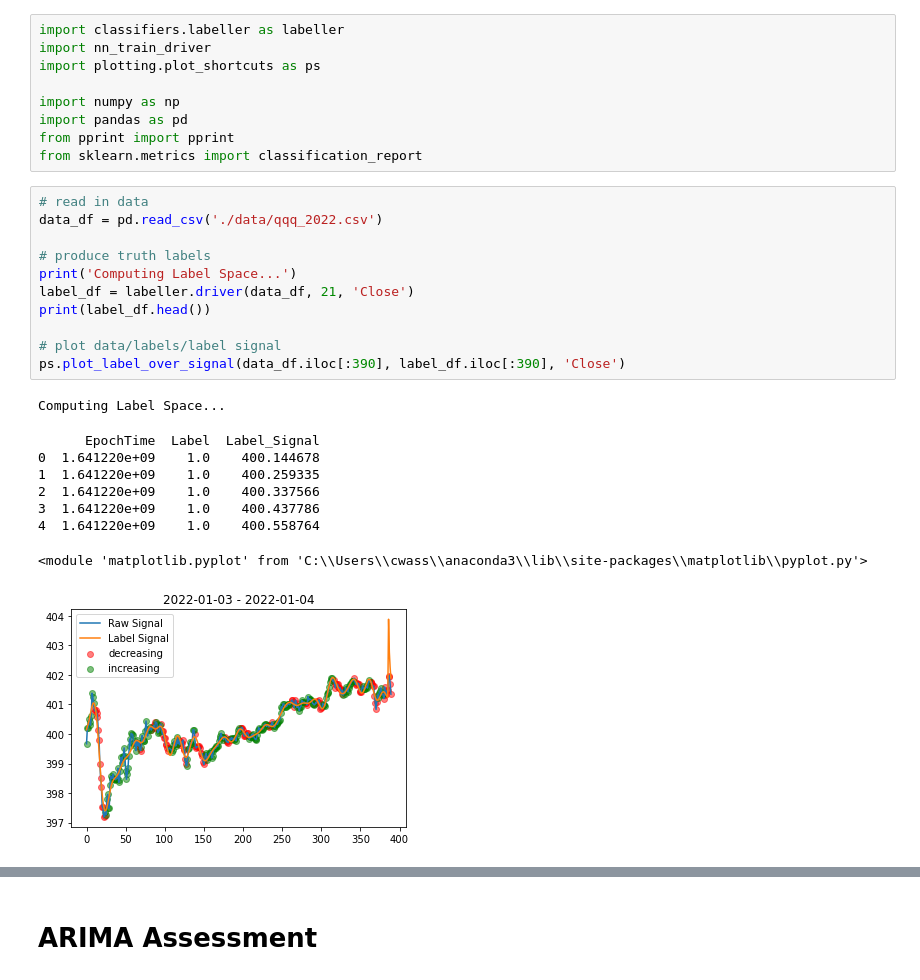
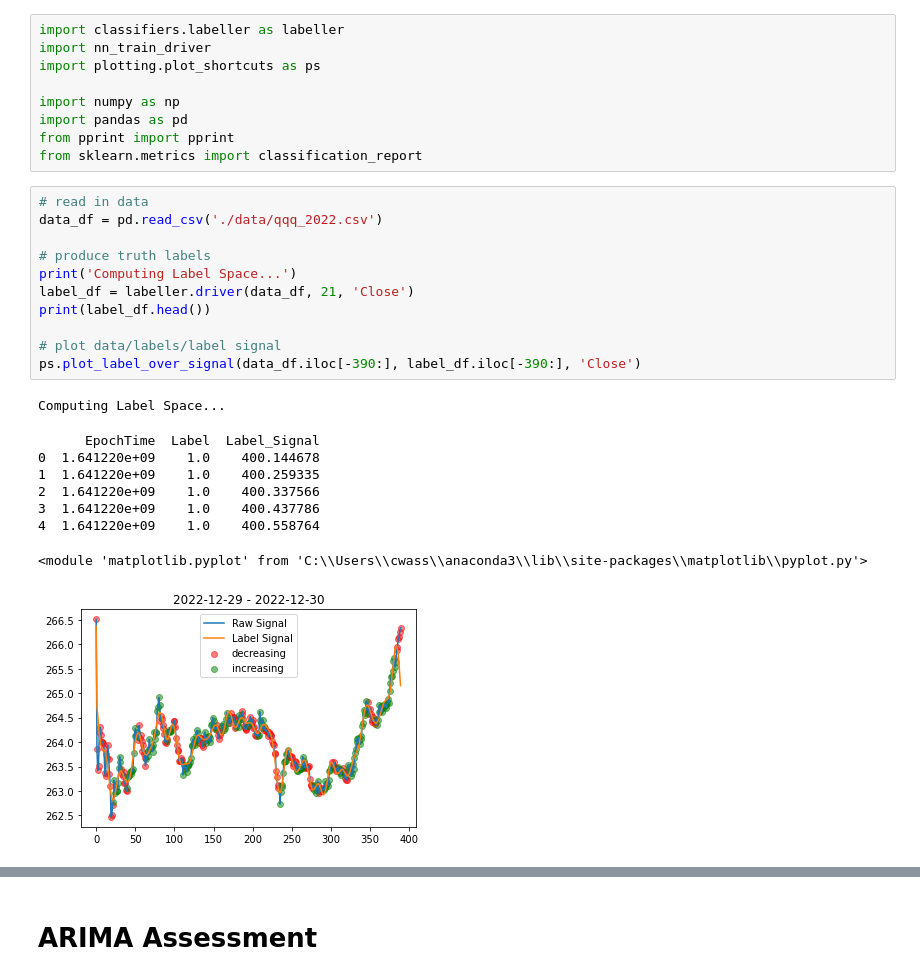
Before and after one commit to sindarian/market-trend-classification, a Jupyter notebook: analysis_driver.ipynb, the cells around one changed output, grey strips where cells are left out. Drawn from its saved outputs; the diff is of its cells as text.

```diff
--- a/analysis_driver.ipynb
+++ b/analysis_driver.ipynb
@@ -10,21 +10,21 @@ from sklearn.metrics import classification_report
 # %%
 # read in data
 data_df = pd.read_csv('./data/qqq_2022.csv')
 
 # produce truth labels
 print('Computing Label Space...')
 label_df = labeller.driver(data_df, 21, 'Close')
 print(label_df.head())
 
 # plot data/labels/label signal
-ps.plot_label_over_signal(data_df.iloc[:390], label_df.iloc[:390], 'Close')
+ps.plot_label_over_signal(data_df.iloc[-390:], label_df.iloc[-390:], 'Close')
 # %% [output]
 Computing Label Space...
       EpochTime  Label  Label_Signal
 0  1.641220e+09    1.0    400.144678
 1  1.641220e+09    1.0    400.259335
 2  1.641220e+09    1.0    400.337566
 3  1.641220e+09    1.0    400.437786
 4  1.641220e+09    1.0    400.558764
 <module 'matplotlib.pyplot' from 'C:\\Users\\cwass\\anaconda3\\lib\\site-packages\\matplotlib\\pyplot.py'>
-[figure, old version]
+[figure, new version]
```
Also changed, not shown: parts of 2 cells of this notebook.
